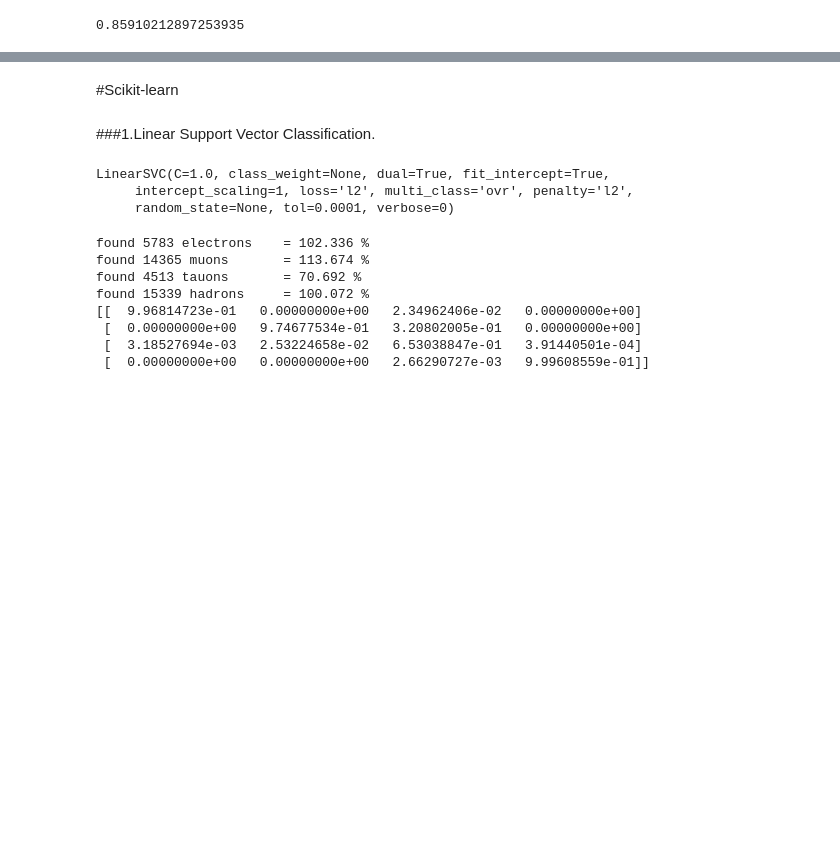
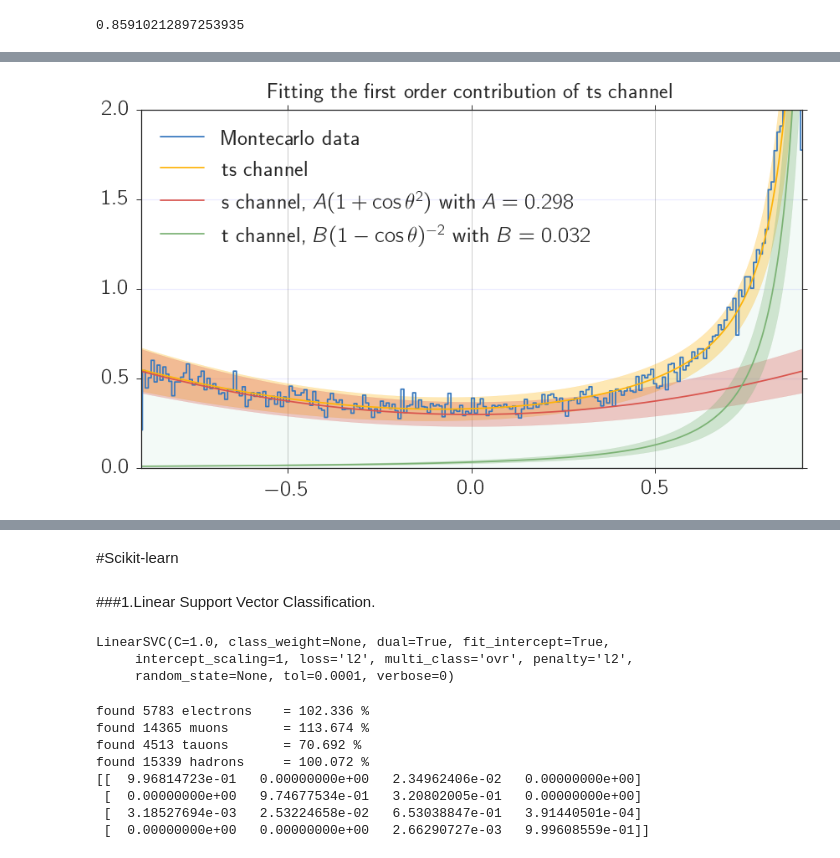
Before and after one commit to Bondzio/fp, a Jupyter notebook: Z0/analysis/Montecarlo_II_cuts.ipynb, the cells around one changed output, grey strips where cells are left out. Cells and saved outputs as stored; diff of their text form; code cells hidden in the pictures; blank space fills up the shorter version.

```diff
--- a/Z0/analysis/Montecarlo_II_cuts.ipynb
+++ b/Z0/analysis/Montecarlo_II_cuts.ipynb
@@ -419,0 +421,88 @@ plt.show()
+# %%
+u = ff[0]
+def ts_channel(cos_theta,A,B):
+    return A*(1 + cos_theta**2) + B * (1 - cos_theta)**(-2)
+def t_channel(cos_theta,A,B):
+    return A*(1 + cos_theta**2)
+def s_channel(cos_theta,A,B):
+    return B * (1 - cos_theta)**(-2)
+# inital guess
+A = 1
+B = 1
+
+N_ee, cos_thet = np.histogram(u["cos_thet"],250, density=True)
+#sigma = np.sqrt(N_ee), absolute_sigma = True
+p, cov = curve_fit(ts_channel, cos_thet[1:], N_ee, p0=[A,B],sigma = np.sqrt(N_ee+1), absolute_sigma = True)
+p_uc = uc.correlated_values(p,cov)
+A,B = p_uc
+
+x0 = costhetamin
+x1 = costhetamax
+al = x1 - x0 + (x1**3 - x0**3)/3
+be = 1/(x1-1) - 1/(x0-1)
+sigma = A*al / (A*al - B*be)*0.482
+
+# Definite Integral of s
+if sigma.n > 1 or sigma.s >1:
+    raise Exception("fit failed")
+
+fig, ax = plt.subplots(1,1)
+P_all, edges = np.histogram(u["cos_thet"],250,(-1,1) , density = True)
+width = edges[3] - edges[2]
+edges2 = []
+P_all2 = []
+for k in range(len(edges[1:])):
+    edges2 += [edges[k]]
+    edges2 += [edges[k]+width*0.9999]
+    P_all2 += [P_all[k]]
+    P_all2 += [P_all[k]]
+
+colors = ["windows blue", "amber", "pale red", "faded green", "dusty purple"]
+palette = itertools.cycle(sns.xkcd_palette(colors) )
+color = next(palette)
+ax.plot(edges2,P_all2,"-", label="Montecarlo data",color = color)
+ax.fill_between(edges2,0,P_all2,alpha = 0.08)
+ax.yaxis.grid(True,'minor',linewidth=0.5,color = "blue", alpha = gridalpha)
+ax.yaxis.grid(True,'major',linewidth=1.2, color = "blue", alpha = gridalpha)
+ax.xaxis.grid(True)
+
+cos_theta = np.linspace(-0.9,0.9,1000)
+
+# t s channel
+data_fit = ts_channel(cos_theta,*p)
+error_on_fit = un.std_devs(ts_channel(cos_theta,*p_uc) )
+data_fit_min = data_fit - error_on_fit
+data_fit_max = data_fit + error_on_fit
+
+# t channel
+data_fit2 = t_channel(cos_theta,*p)
+error_on_fit2 = un.std_devs(t_channel(cos_theta,*p_uc) )
+data_fit_min2 = data_fit2 - error_on_fit2
+data_fit_max2 = data_fit2 + error_on_fit2
+
+# s channel
+data_fit3 = s_channel(cos_theta,*p)
+error_on_fit3 = un.std_devs(s_channel(cos_theta,*p_uc) )
+data_fit_min3 = data_fit3 - error_on_fit3
+data_fit_max3 = data_fit3 + error_on_fit3
+
+color = next(palette)
+ax.plot(cos_theta,data_fit, color = color,  label = "ts channel")
+ax.fill_between(cos_theta, data_fit_min , data_fit_max, alpha=0.3,  color = color )
+
+color = next(palette)
+ax.plot(cos_theta,data_fit2,  color = color,  label = "s channel, $A(1 + \\cos\\theta^2)$ with $A=%.3f$"%A.n)
+ax.fill_between(cos_theta, data_fit_min2 , data_fit_max2, alpha=0.3,  color = color )
+
+color = next(palette)
+ax.plot(cos_theta,data_fit3,  color = color,  label = "t channel, $B (1 - \\cos\\theta)^{-2}$ with $B=%.3f$"%B.n )
+ax.fill_between(cos_theta, data_fit_min3 , data_fit_max3, alpha=0.3,  color = color )
+
+ax.set_xlim(-0.9,0.9)
+ax.set_ylim(0,2)
+ax.legend(loc = 2)
+ax.set_title("Fitting the first order contribution of ts channel", y = 1.02)
+plt.savefig("../figures/tschannel.pdf")
+plt.show()
+# %% [output]
+[figure, added]
```
Also changed, not shown: parts of 9 cells of this notebook, 26 other files.
